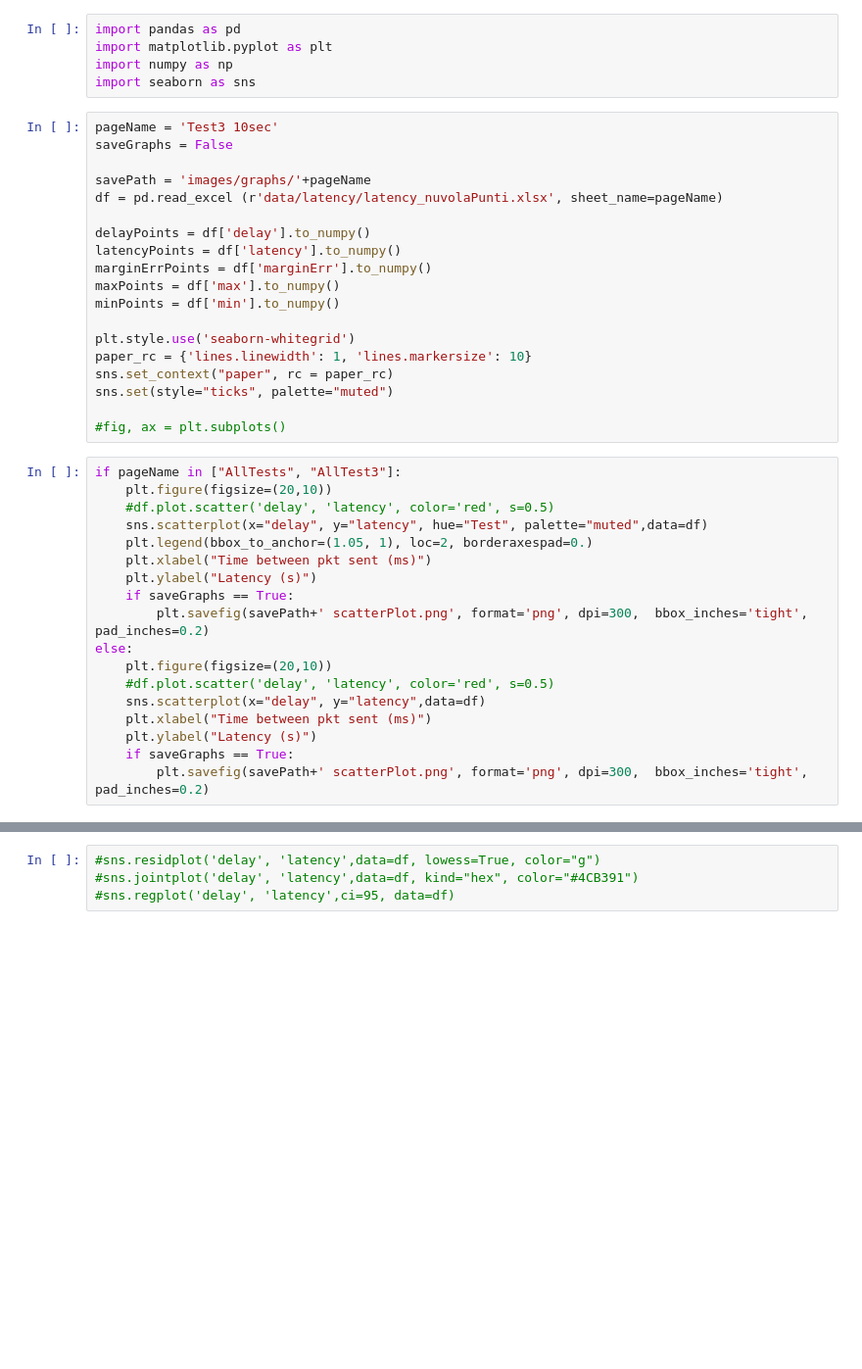
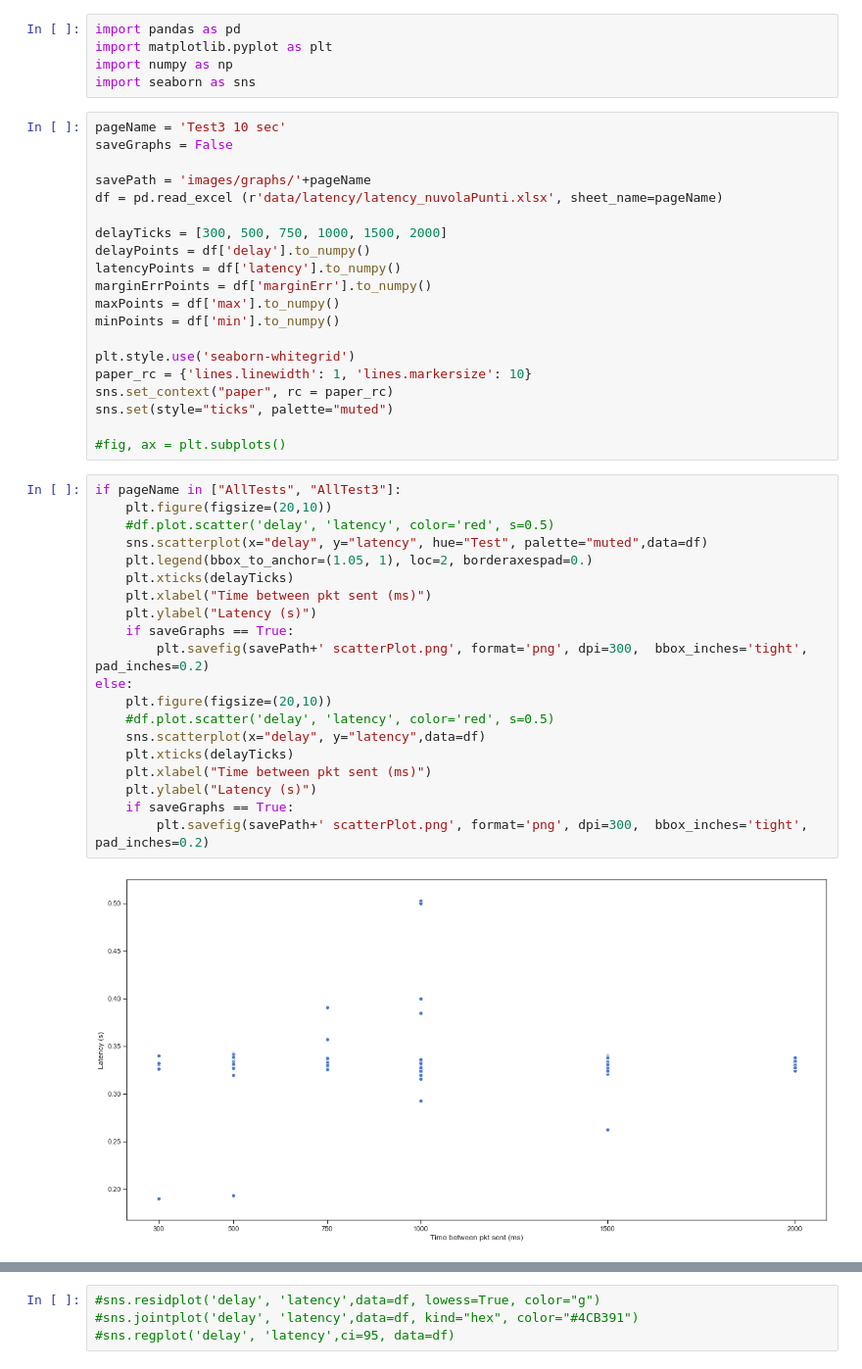
Before and after one commit to maxmuffin/LoRaWAN-Multi-hop, a Jupyter notebook: utils/plotGraphs.ipynb, the cells around one changed output, grey strips where cells are left out. Shown at 98% size. Cells and saved outputs as stored; diff of their text form; blank space fills up the shorter version.

Commit message:
Add delay labels on graphs, fix BoxPlot positioning

```diff
--- a/utils/plotGraphs.ipynb
+++ b/utils/plotGraphs.ipynb
@@ -4,12 +4,13 @@ import matplotlib.pyplot as plt
 import numpy as np
 import seaborn as sns
 # %%
-pageName = 'Test3 10sec'
+pageName = 'Test3 10 sec'
 saveGraphs = False
 
 savePath = 'images/graphs/'+pageName
 df = pd.read_excel (r'data/latency/latency_nuvolaPunti.xlsx', sheet_name=pageName)
 
+delayTicks = [300, 500, 750, 1000, 1500, 2000]
 delayPoints = df['delay'].to_numpy()
 latencyPoints = df['latency'].to_numpy()
 marginErrPoints = df['marginErr'].to_numpy()
@@ -25,21 +26,25 @@ sns.set(style="ticks", palette="muted")
 # %%
 if pageName in ["AllTests", "AllTest3"]:
     plt.figure(figsize=(20,10))
     #df.plot.scatter('delay', 'latency', color='red', s=0.5)
     sns.scatterplot(x="delay", y="latency", hue="Test", palette="muted",data=df)
     plt.legend(bbox_to_anchor=(1.05, 1), loc=2, borderaxespad=0.)
+    plt.xticks(delayTicks)
     plt.xlabel("Time between pkt sent (ms)")
     plt.ylabel("Latency (s)")
     if saveGraphs == True:
         plt.savefig(savePath+' scatterPlot.png', format='png', dpi=300,  bbox_inches='tight', pad_inches=0.2)
 else:
     plt.figure(figsize=(20,10))
     #df.plot.scatter('delay', 'latency', color='red', s=0.5)
     sns.scatterplot(x="delay", y="latency",data=df)
+    plt.xticks(delayTicks)
     plt.xlabel("Time between pkt sent (ms)")
     plt.ylabel("Latency (s)")
     if saveGraphs == True:
         plt.savefig(savePath+' scatterPlot.png', format='png', dpi=300,  bbox_inches='tight', pad_inches=0.2)
+# %% [output]
+[figure, added]
 # %%
 if pageName not in ["AllTests", "AllTest3"]:
     #Scatter plot with error bar
```
Also changed, not shown: parts of 5 cells of this notebook, 2 other files.
